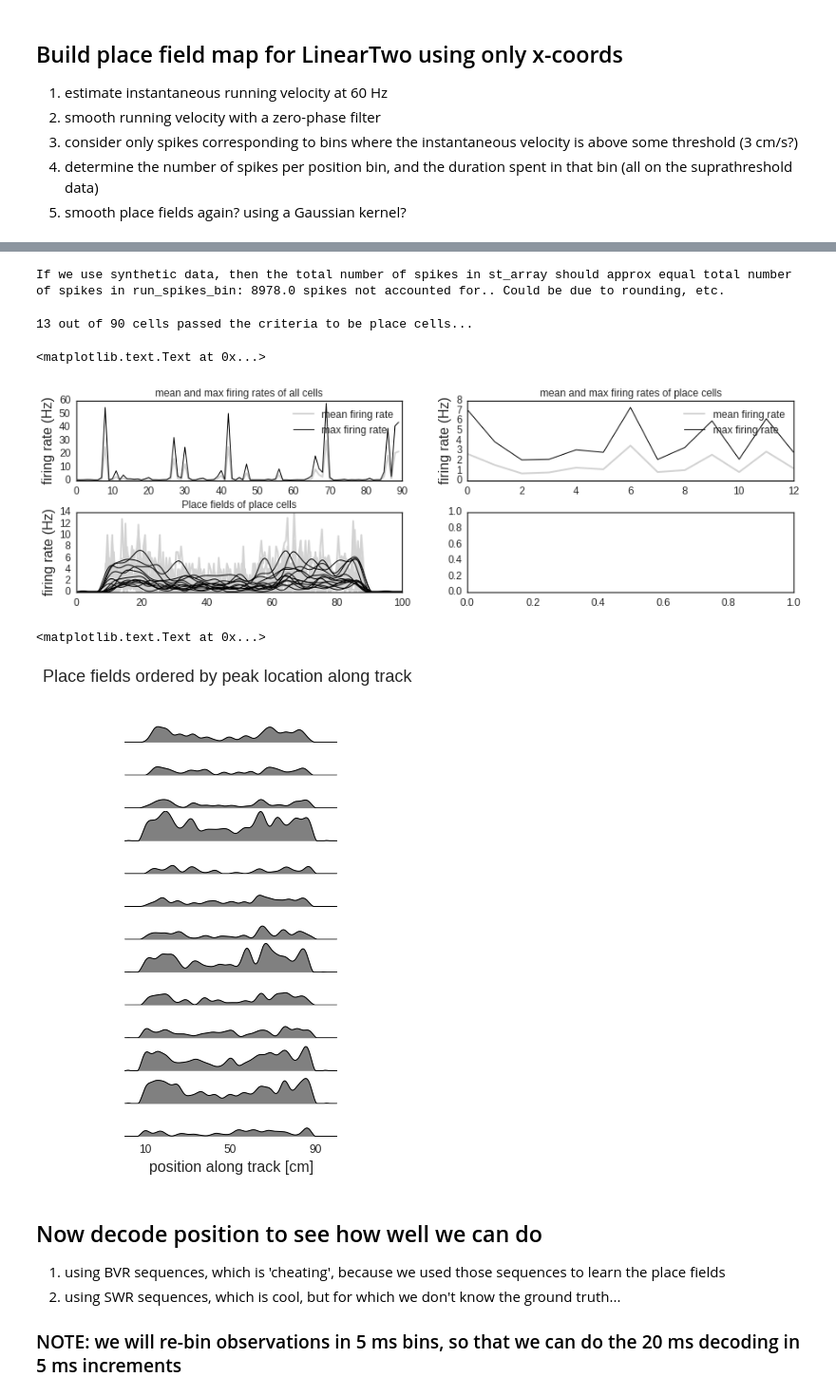
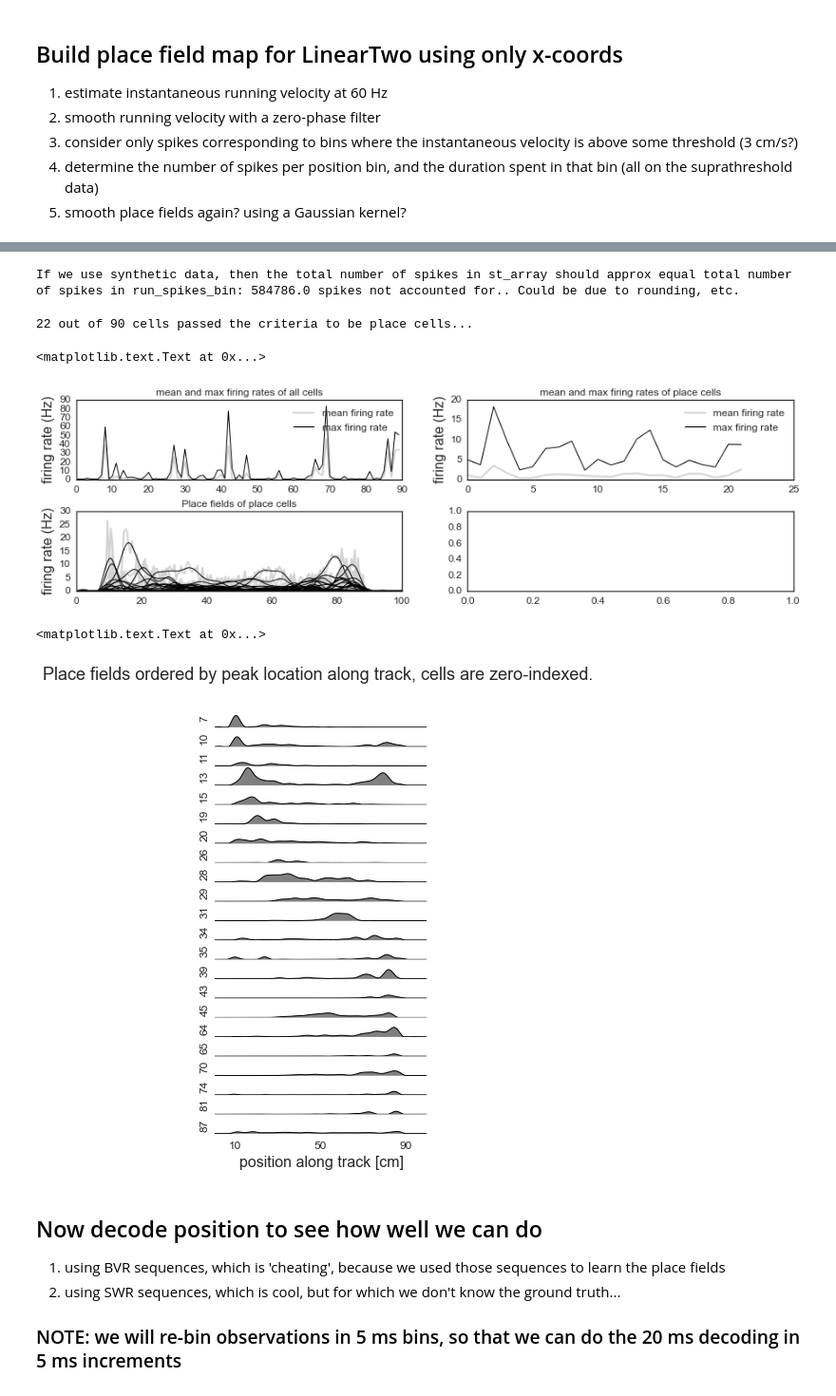
Before and after one commit to eackermann/hc-3, a Jupyter notebook: [2] place field visualization-synthetic.ipynb, the cells around one changed output, grey strips where cells are left out. Shown at 95% size. Saved outputs shown, nothing was run; the diff lists cells and outputs as text; code cells hidden in the pictures.

```diff
--- a/[2] place field visualization-synthetic.ipynb
+++ b/[2] place field visualization-synthetic.ipynb
@@ -44,7 +44,7 @@ except:
         print( "Cannot load files in Unix location; trying Mac location instead.")
         try:
 
-            df1whl = pd.read_table( '/Users/etienne/Dropbox/neoReader/Data/gor01-6-7/2006-6-7_11-26-53_lin1/2006-6-7_11-26-53.whl',sep='\t', skiprows=0, names=['x1', 'y1', 'x2', 'y2'] )
+            #df1whl = pd.read_table( '/Users/etienne/Dropbox/neoReader/Data/gor01-6-7/2006-6-7_11-26-53_lin1/2006-6-7_11-26-53.whl',sep='\t', skiprows=0, names=['x1', 'y1', 'x2', 'y2'] )
             df2whl = pd.read_table( '/Users/etienne/Dropbox/neoReader/Data/gor01-6-7/2006-6-7_16-40-19_lin2/2006-6-7_16-40-19.whl',sep='\t', skiprows=0, names=['x1', 'y1', 'x2', 'y2'] )
         except:
             print( "Unexpected error:", sys.exc_info()[0] )
@@ -142,7 +143,7 @@ import pickle
 with open('../../Data/st_array2rn.pickle', 'rb') as f:
     st_array2 = pickle.load(f)
 
-st_array2 = cons_st_array
+#st_array2 = cons_st_array
 # %% [markdown]
 ## Load Python modules and helper functions
 # %%
@@ -209,8 +214,8 @@ dvdt = np.sqrt(np.square(dx) + np.square(dy))*60 # cm per second
 t0 = 0
 tend = len(dvdt)/60 # end in seconds
 
-cutoff=1
-dvdtlowpass = butter_lowpass_filtfilt(dvdt, cutoff=cutoff, fs=60, order=6)
+cutoff=0.5
+dvdtlowpass = np.fmax(0,butter_lowpass_filtfilt(dvdt, cutoff=cutoff, fs=60, order=6))
 
 print('The animal (gor01) ran an average of {0:2.2f} cm/s'.format(dvdt.mean()))
 
@@ -319,7 +326,6 @@ x0 = 0
 xl = 100
 
 num_units = len(st_array2)
-
 
 data = (np.array(df2whl['x1'])[runindex] + np.array(df2whl['x2'])[runindex])/2
 #data = np.array(df2whl['x1'][runindex].tolist())
@@ -342,9 +348,9 @@ for uu in np.arange(0,num_units):
     pfsmooth.append(butter_lowpass_filtfilt(pf2[uu], cutoff=15, fs=200, order=4))
 
 pfsmooth = np.array(pfsmooth)
-pfsmooth[pfsmooth<minth] = minth
+pfsmooth[pfsmooth<minth] = minth # enforce a minimum background firing rate.
 # %% [output]
-If we use synthetic data, then the total number of spikes in st_array should approx equal total number of spikes in run_spikes_bin: 8978.0 spikes not accounted for.. Could be due to rounding, etc.
+If we use synthetic data, then the total number of spikes in st_array should approx equal total number of spikes in run_spikes_bin: 584786.0 spikes not accounted for.. Could be due to rounding, etc.
 # %%
 # throw away cells that look like interneurons, or cells that are inactive throughout the entire experiment:
 meanfiringrates = pfsmooth.mean(axis=1)
@@ -362,7 +368,7 @@ peakorder = peaklocations[pindex].argsort()
 
 # visualize place fields
 # %% [output]
-13 out of 90 cells passed the criteria to be place cells...
+22 out of 90 cells passed the criteria to be place cells...
 # %%
 sns.set(rc={'figure.figsize': (15, 4),'lines.linewidth': 3, 'font.size': 18, 'axes.labelsize': 16, 'legend.fontsize': 12, 'ytick.labelsize': 12, 'xtick.labelsize': 12 })
 sns.set_style("white")
@@ -398,30 +404,31 @@ ax3.set_xlim([0,100])
 ax3.set_title('Place fields of place cells')
 # %% [output]
 <matplotlib.text.Text at 0x...>
-[figure, old version]
+[figure, new version]
 # %%
 sns.set(rc={'figure.figsize': (4,8),'lines.linewidth': 3, 'font.size': 18, 'axes.labelsize': 16, 'legend.fontsize': 12, 'ytick.labelsize': 12, 'xtick.labelsize': 12 })
 sns.set_style("white")
 
 f, axes = plt.subplots(len(pindex), sharex=True, sharey=True)
 plt.subplots_adjust(hspace=0.100)
 
 for ii,pp in enumerate(pindex[peakorder]):
     axes[ii].plot(bins[1:], pfsmooth[pp],linewidth=1,color='k')
     axes[ii].fill_between(bins[1:], 0, pfsmooth[pp], color='gray')
     axes[ii].set_xticks([])
     axes[ii].set_yticks([])
     axes[ii].spines['top'].set_visible(False)
     axes[ii].spines['right'].set_visible(False)
     axes[ii].spines['bottom'].set_visible(False)
     axes[ii].spines['left'].set_visible(False)
+    axes[ii].set_ylabel(pindex[ii], fontsize=12)
 
 axes[-1].set_xticks([10,50,90])
 axes[-1].set_xlabel('position along track [cm]')
-f.suptitle('Place fields ordered by peak location along track')
+f.suptitle('Place fields ordered by peak location along track, cells are zero-indexed.')
 # %% [output]
 <matplotlib.text.Text at 0x...>
-[figure, old version]
+[figure, new version]
 # %% [markdown]
 ## Now decode position to see how well we can do
 1. using BVR sequences, which is 'cheating', because we used those sequences to learn the place fields
```
Also changed, not shown: parts of 23 cells of this notebook, 1 other file.
